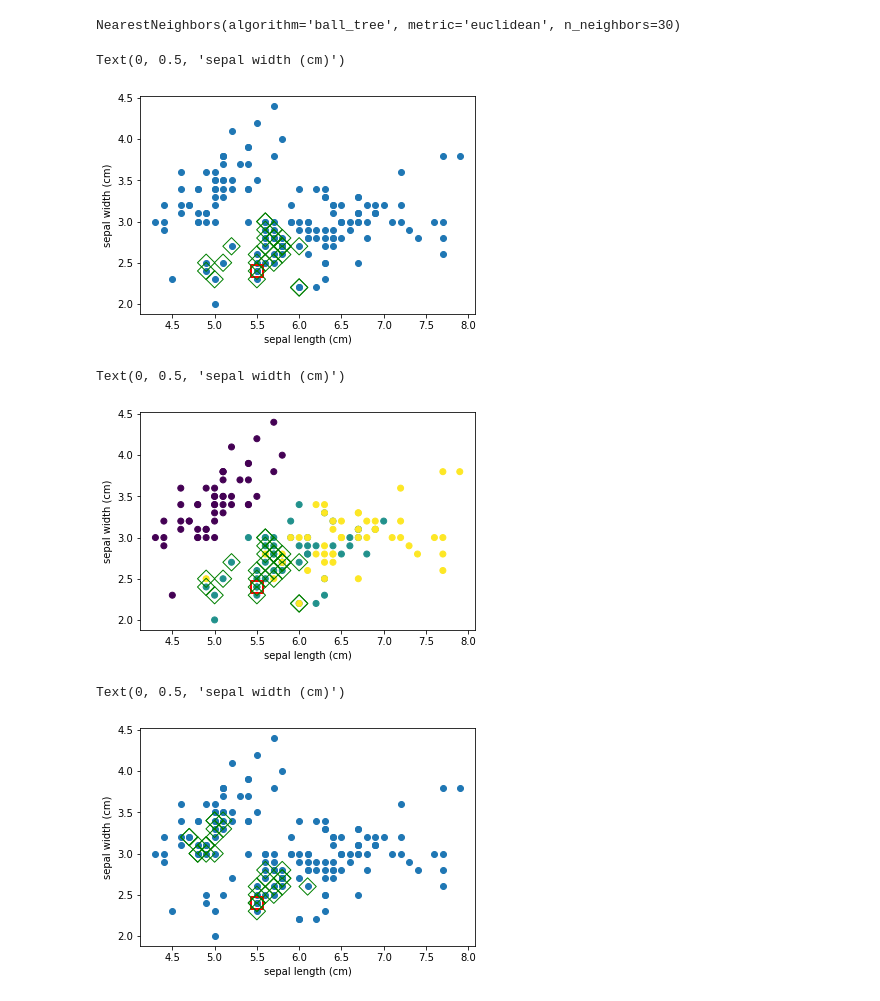
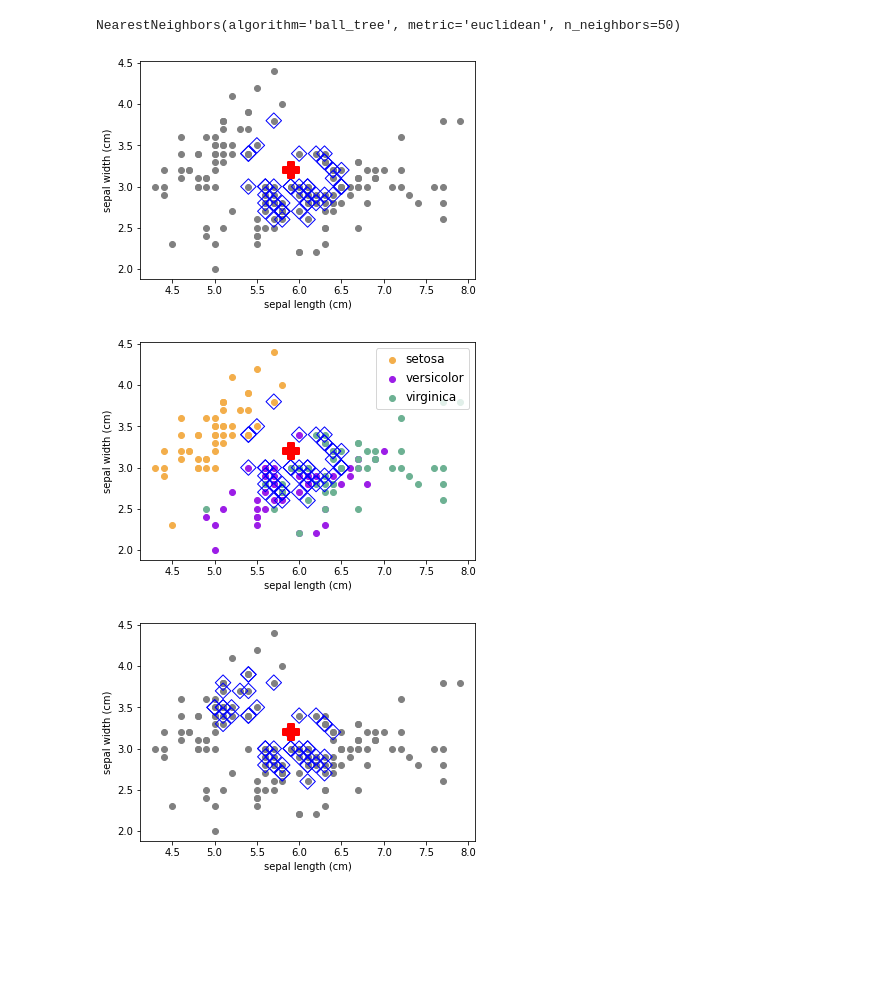
Before and after one commit to peymanrasouli/categorical_locality, a Jupyter notebook: sampling_visualization.ipynb, the cells around one changed output. Cells and saved outputs as stored; diff of their text form; code cells hidden in the pictures; blank space fills up the shorter version.

```diff
--- a/sampling_visualization.ipynb
+++ b/sampling_visualization.ipynb
@@ -9,7 +9,7 @@ iris = load_iris()
 X_original = iris.data
 Y = iris.target
 features = iris.feature_names
-
+targets = iris.target_names
 sel_f = [0,1]
 X = X_original[:,sel_f]
 # %%
@@ -23,6 +24,13 @@ Text(0.5, 1.0, 'Scatter plot on Iris dataset')
 # %%
-plt.scatter(X[:,0],X[:,1], c=Y)
+colors = ['#F3AE4B', '#9C1DE7', '#6DB193']
+# colors = ['#2D3999', '#9A1BA0', '#F08181']
+# colors = ['#00A8B5', '#F3AE4B', '#DE4383']
+for i, t in enumerate(targets):
+    index = np.where(Y==i)[0]
+    plt.scatter(X[index,0],X[index,1], c=colors[i], label=t)
 plt.xlabel(features[sel_f[0]])
 plt.ylabel(features[sel_f[1]])
-plt.title('Scatter plot on Iris dataset')
+plt.legend(loc='upper right', handletextpad=0.1, fontsize=12)
+# plt.title('Scatter plot on Iris dataset')
+plt.savefig('labled_data.pdf')
 # %% [output]
@@ -43,12 +50,12 @@ for c in [0,1,2]:
     class_model.fit(X_c)
     class_models[c] = class_model
 # %%
-overall_model =  NearestNeighbors(n_neighbors=30, algorithm='ball_tree', metric='euclidean')
+overall_model =  NearestNeighbors(n_neighbors=50, algorithm='ball_tree', metric='euclidean')
 overall_model.fit(X)
 # %% [output]
-NearestNeighbors(algorithm='ball_tree', metric='euclidean', n_neighbors=30)
+NearestNeighbors(algorithm='ball_tree', metric='euclidean', n_neighbors=50)
 # %%
-ind = 80
+ind = 70
 x = X[ind,:]
 y = Y[ind]
 # %%
@@ -56,27 +63,31 @@ y = Y[ind]
 distances, indices = overall_model.kneighbors(x.reshape(1, -1))
 N_x = X[indices[0][1:],:]
 # highlighting x
-plt.scatter(X[:,0],X[:,1])
-plt.scatter(x[0], x[1], c='',edgecolor='red', alpha=1.0, linewidth=2, marker='s', s=150)
-plt.scatter(N_x[:,0],N_x[:,1],c='', edgecolor='green', alpha=1.0, linewidth=1, marker='D', s=150)
+plt.scatter(X[:,0],X[:,1], c='gray')
+plt.scatter(N_x[:,0],N_x[:,1],c='', edgecolor='blue', alpha=1.0, linewidth=1, marker='D', s=120)
+plt.scatter(x[0], x[1], c='red', edgecolor='red', alpha=1.0, linewidth=2, marker='P', s=250)
 plt.xlabel(features[sel_f[0]])
 plt.ylabel(features[sel_f[1]])
+plt.savefig(str(ind)+'_single_unlabled_data.pdf')
 # %% [output]
-Text(0, 0.5, 'sepal width (cm)')
-[figure, old version]
+[figure, new version]
 # %%
 # instance-centered sampling
 distances, indices = overall_model.kneighbors(x.reshape(1, -1))
 N_x = X[indices[0][1:],:]
 # highlighting x
-plt.scatter(X[:,0],X[:,1], c=Y)
-plt.scatter(x[0], x[1], c='',edgecolor='red', alpha=1.0, linewidth=2, marker='s', s=150)
-plt.scatter(N_x[:,0],N_x[:,1],c='', edgecolor='green', alpha=1.0, linewidth=1, marker='D', s=150)
+# plt.scatter(X[:,0],X[:,1], c=Y)
+for i, t in enumerate(targets):
+    index = np.where(Y==i)[0]
+    plt.scatter(X[index,0],X[index,1], c=colors[i], label=t)
+plt.scatter(N_x[:,0],N_x[:,1],c='', edgecolor='blue', alpha=1.0, linewidth=1, marker='D', s=120)
+plt.scatter(x[0], x[1], c='red', edgecolor='red', alpha=1.0, linewidth=2, marker='P', s=250)
 plt.xlabel(features[sel_f[0]])
 plt.ylabel(features[sel_f[1]])
+plt.legend(loc='upper right', handletextpad=0.1, fontsize=12)
+plt.savefig(str(ind)+'_single_labled_data.pdf')
 # %% [output]
-Text(0, 0.5, 'sepal width (cm)')
-[figure, old version]
+[figure, new version]
 # %%
 # multi-centerd sampling
 x_hat = {}
@@ -97,18 +108,18 @@ data = np.hstack(data)
 data = data[0]
 
 sorted_indices = np.argsort(dist)
-selected_indices = sorted_indices[:30]
+selected_indices = sorted_indices[:50]
 N_x = data[selected_indices, :]
 
 # highlighting x
-plt.scatter(X[:,0],X[:,1])
-plt.scatter(x[0], x[1], c='',edgecolor='red', alpha=1.0, linewidth=2, marker='s', s=150)
-plt.scatter(N_x[:,0],N_x[:,1],c='', edgecolor='green', alpha=1.0, linewidth=1, marker='D', s=150)
+plt.scatter(X[:,0],X[:,1], c='gray')
+plt.scatter(N_x[:,0],N_x[:,1],c='', edgecolor='blue', alpha=1.0, linewidth=1, marker='D', s=120)
+plt.scatter(x[0], x[1], c='red', edgecolor='red', alpha=1.0, linewidth=2, marker='P', s=250)
 plt.xlabel(features[sel_f[0]])
 plt.ylabel(features[sel_f[1]])
+plt.savefig(str(ind)+'_multi_unlabled_data.pdf')
 # %% [output]
-Text(0, 0.5, 'sepal width (cm)')
-[figure, old version]
+[figure, new version]
 # %%
 # multi-centerd sampling
 x_hat = {}
```
Also changed, not shown: parts of 3 cells of this notebook.
